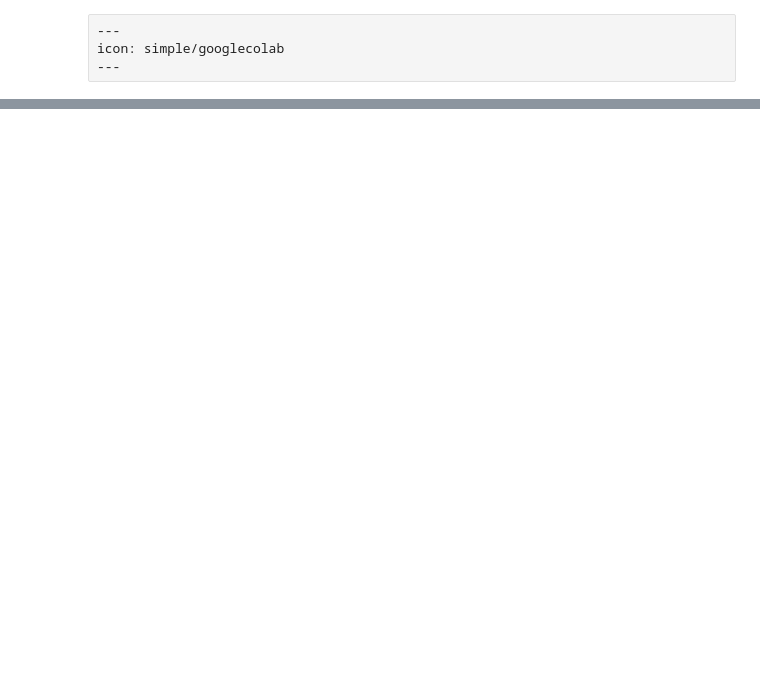
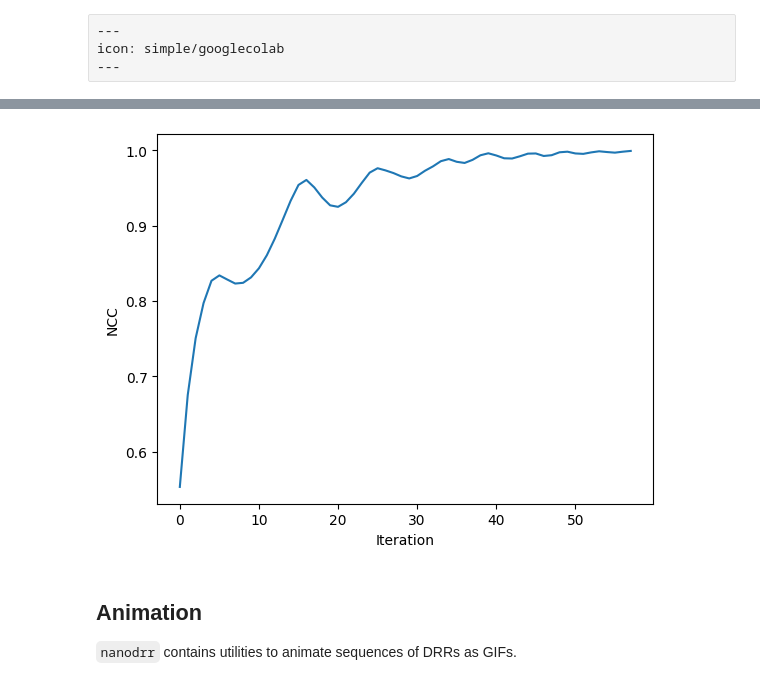
Before and after one commit to eigenvivek/nanodrr, a Jupyter notebook: tutorials/optim.ipynb, the cells around one changed output, grey strips where cells are left out. Cells and saved outputs as stored; diff of their text form; code cells hidden in the pictures; blank space fills up the shorter version.

Commit message:
Finish optimization notebook

```diff
--- a/tutorials/optim.ipynb
+++ b/tutorials/optim.ipynb
@@ -60,33 +76,50 @@ plt.show()
 # %%
+from nanodrr.metrics import NormalizedCrossCorrelation2d
+from nanodrr.registration import Registration
+
+# Optimization hyperparameters
 LR_ROT = 5e-2
-LR_XYZ = 1e+1
+LR_XYZ = 1e1
 N_ITRS = 500
+CONVERGENCE = 0.999
 
+# Registration module
 reg = Registration(subject, rt_inv_pred, k_inv, sdd, height, width)
-ncc = NormalizedCrossCorrelation2d()
-
-optim = torch.optim.Adam(
+opt = torch.optim.Adam(
     [
         {"params": [reg._rot], "lr": LR_ROT},
         {"params": [reg._xyz], "lr": LR_XYZ},
     ],
     maximize=True,
 )
 
+# Loss function
+ncc = NormalizedCrossCorrelation2d()
+
+# Run the optimization loop
 losses = []
+poses = []
 for idx in tqdm(range(N_ITRS)):
-    optim.zero_grad()
+    opt.zero_grad()
     pred = reg()
     loss = ncc(true, pred)
     loss.backward()
-    optim.step()
+    opt.step()
 
     losses.append(loss.item())
-    if loss > 0.999:
+    poses.append((reg.rt_inv @ reg.pose).cpu().detach())
+    if loss > CONVERGENCE:
         break
 
-plt.plot(losses, label="nanodrr")
+plt.plot(losses)
 plt.xlabel("Iteration")
 plt.ylabel("NCC")
-plt.legend()
 plt.show()
+
+poses = torch.concat(poses).to(device)
+# %% [output]
+[figure, added]
+# %% [markdown]
+## Animation
+
+`nanodrr` contains utilities to animate sequences of DRRs as GIFs.
```
Also changed, not shown: parts of 12 cells of this notebook.
